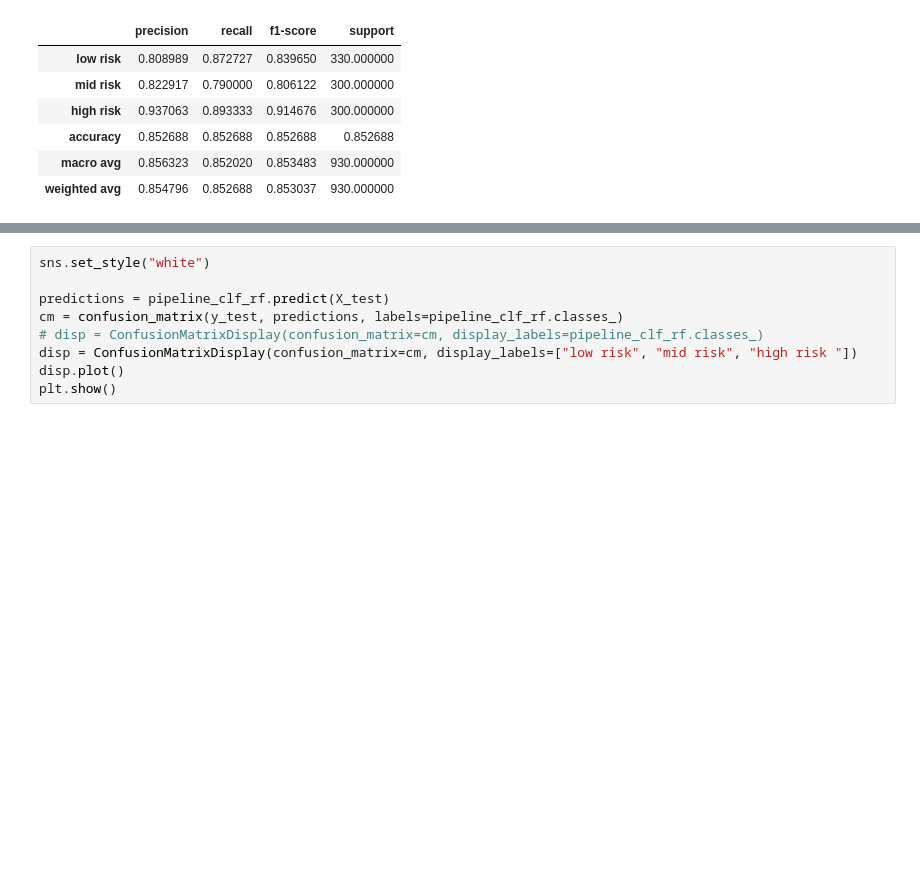
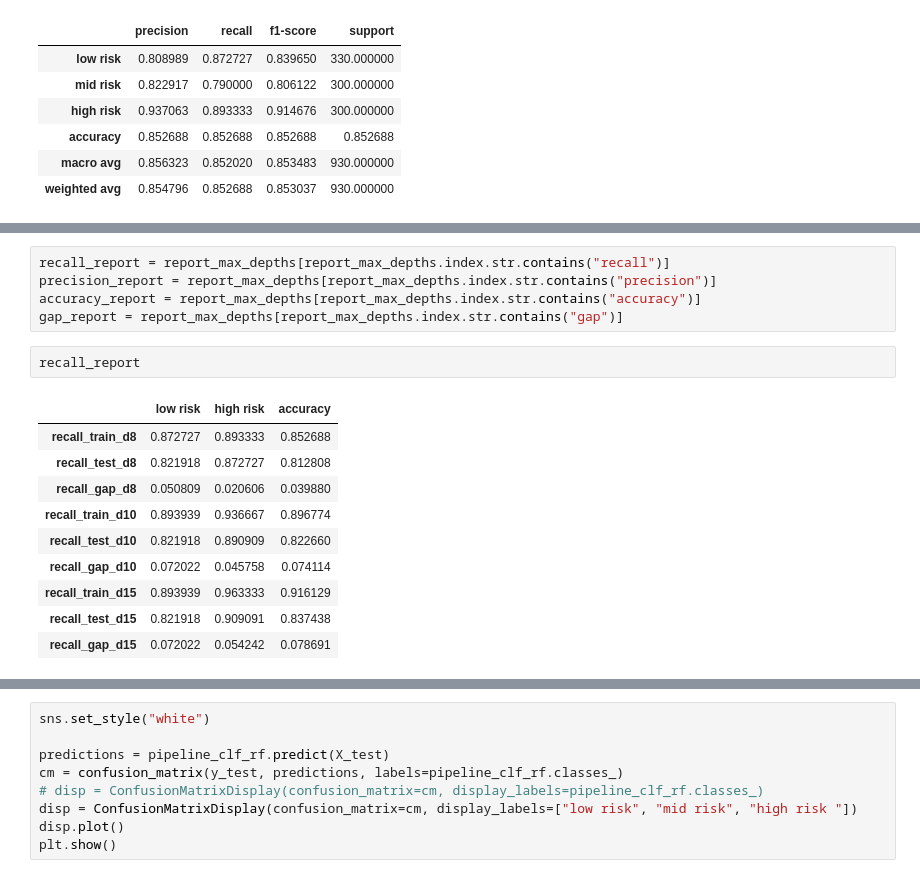
Before and after one commit to theresaabl/ML-maternal-health-risk, a Jupyter notebook: jupyter_notebooks/07-ModellingAndEvaluation-Classificationv2.ipynb, the cells around one changed output, grey strips where cells are left out. Drawn from its saved outputs; the diff is of its cells as text; blank space fills up the shorter version.

```diff
--- a/jupyter_notebooks/07-ModellingAndEvaluation-Classificationv2.ipynb
+++ b/jupyter_notebooks/07-ModellingAndEvaluation-Classificationv2.ipynb
@@ -1189,0 +1261,18 @@ report_d8_test
+# %%
+recall_report = report_max_depths[report_max_depths.index.str.contains("recall")]
+precision_report = report_max_depths[report_max_depths.index.str.contains("precision")]
+accuracy_report = report_max_depths[report_max_depths.index.str.contains("accuracy")]
+gap_report = report_max_depths[report_max_depths.index.str.contains("gap")]
+# %%
+recall_report
+# %% [output]
+|  | low risk | high risk | accuracy |
+| recall_train_d8 | 0.872727 | 0.893333 | 0.852688 |
+| recall_test_d8 | 0.821918 | 0.872727 | 0.812808 |
+| recall_gap_d8 | 0.050809 | 0.020606 | 0.039880 |
+| recall_train_d10 | 0.893939 | 0.936667 | 0.896774 |
+| recall_test_d10 | 0.821918 | 0.890909 | 0.822660 |
+| recall_gap_d10 | 0.072022 | 0.045758 | 0.074114 |
+| recall_train_d15 | 0.893939 | 0.963333 | 0.916129 |
+| recall_test_d15 | 0.821918 | 0.909091 | 0.837438 |
+| recall_gap_d15 | 0.072022 | 0.054242 | 0.078691 |
```
Also changed, not shown: parts of 13 cells of this notebook.
